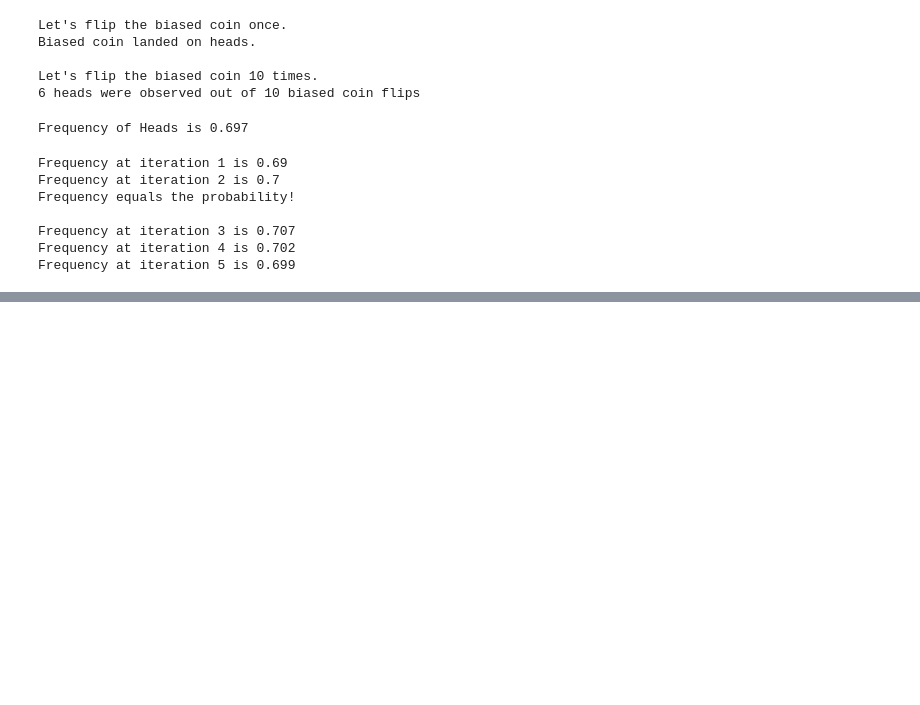
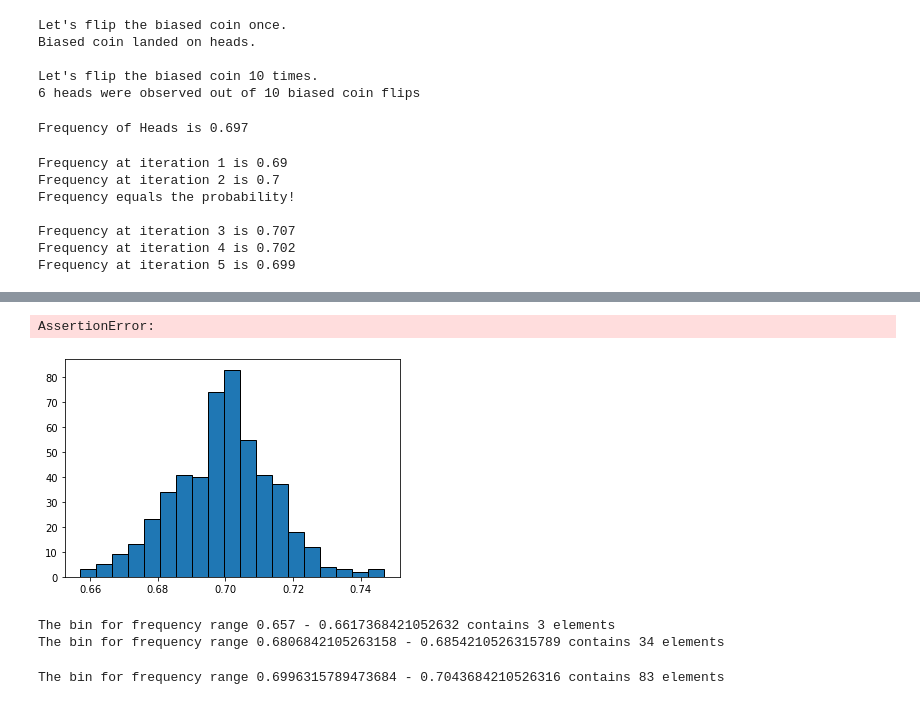
Before and after one commit to dankin-code/ml, a Jupyter notebook: bk_ds_bookcamp/chap_3_running_random_smulations_in_numpy.ipynb, the cells around one changed output, grey strips where cells are left out. Cells and saved outputs as stored; diff of their text form; code cells hidden in the pictures; blank space fills up the shorter version.

```diff
--- a/bk_ds_bookcamp/chap_3_running_random_smulations_in_numpy.ipynb
+++ b/bk_ds_bookcamp/chap_3_running_random_smulations_in_numpy.ipynb
@@ -113,0 +178,9 @@ Frequency at iteration 5 is 0.699
+# %%
+# find the width of bins in a histogram
+counts, bin_edges, _ = plt.hist(frequency_array, bins='auto', edgecolor='black')
+bin_width = bin_edges[1] - bin_edges[0]
+assert bin_width == (max_freq - min_freq) / counts.size
+print(f"Bin width: {bin_width}")
+# %% [output]
+AssertionError:
+[figure, added]
@@ -113,0 +195,6 @@ Frequency at iteration 5 is 0.699
+# %%
+output_bin_coverage(0)
+output_bin_coverage(5)
+# %% [output]
+The bin for frequency range 0.657 - 0.6617368421052632 contains 3 elements
+The bin for frequency range 0.6806842105263158 - 0.6854210526315789 contains 34 elements
@@ -113,0 +204,5 @@ Frequency at iteration 5 is 0.699
+# %%
+# using argmax to return a histogram's peak
+output_bin_coverage(counts.argmax())
+# %% [output]
+The bin for frequency range 0.6996315789473684 - 0.7043684210526316 contains 83 elements
```
Also changed, not shown: parts of 31 cells of this notebook.
